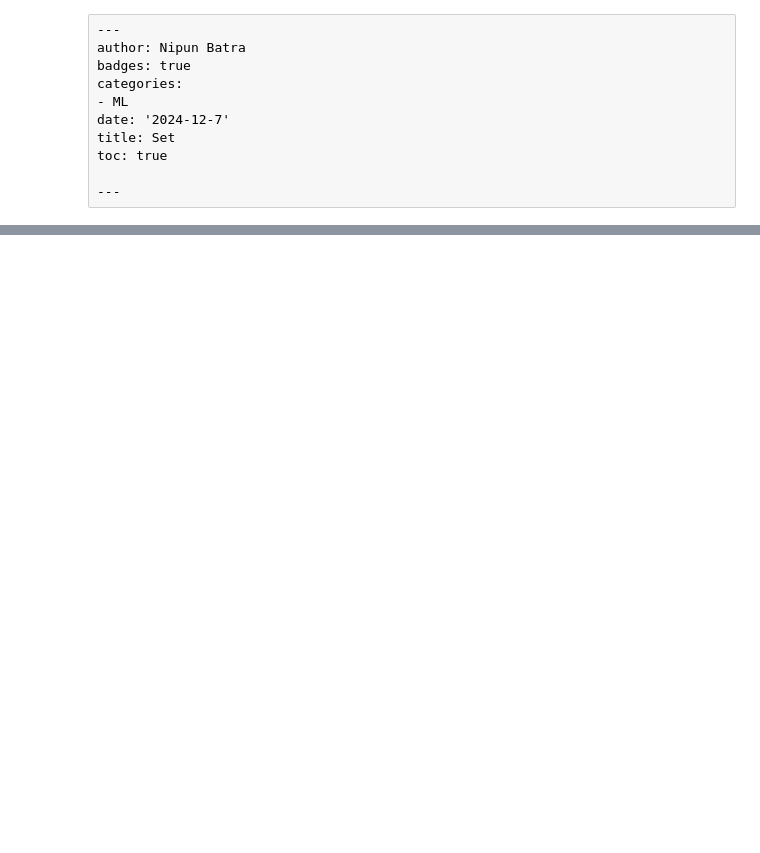
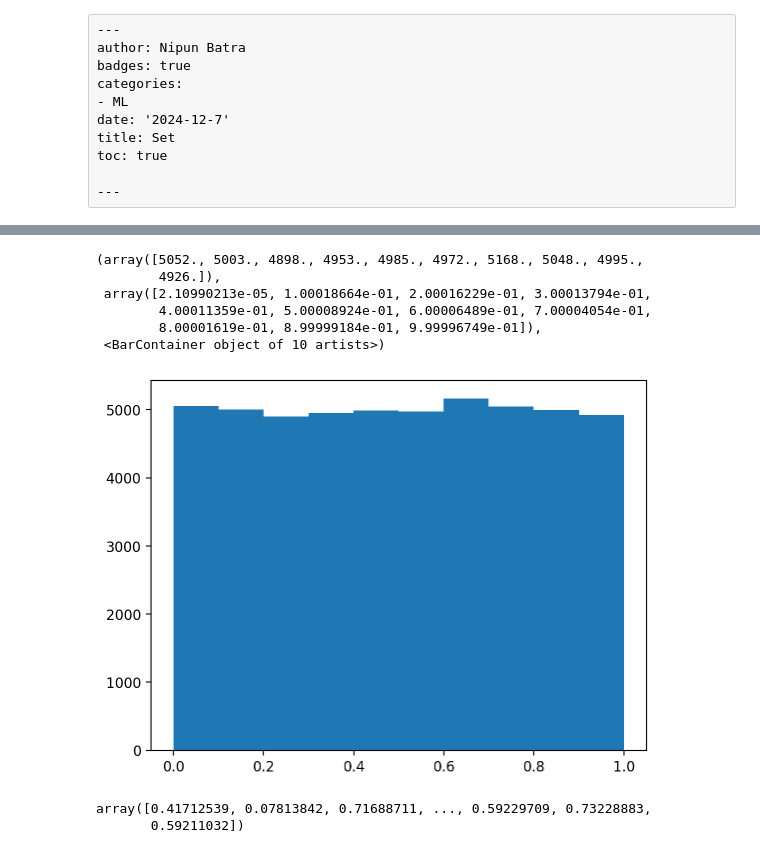
Before and after one commit to nipunbatra/psdv-teaching, a Jupyter notebook: notebooks/set.ipynb, the cells around one changed output, grey strips where cells are left out. Saved outputs shown, nothing was run; the diff lists cells and outputs as text; code cells hidden in the pictures; blank space fills up the shorter version.

```diff
--- a/notebooks/set.ipynb
+++ b/notebooks/set.ipynb
@@ -19,0 +74,16 @@ import pandas as pd
+# %%
+samples_uniform = np.random.rand(50000)
+plt.hist(samples_uniform)
+# %% [output]
+(array([5052., 5003., 4898., 4953., 4985., 4972., 5168., 5048., 4995.,
+        4926.]),
+ array([2.10990213e-05, 1.00018664e-01, 2.00016229e-01, 3.00013794e-01,
+        4.00011359e-01, 5.00008924e-01, 6.00006489e-01, 7.00004054e-01,
+        8.00001619e-01, 8.99999184e-01, 9.99996749e-01]),
+ <BarContainer object of 10 artists>)
+[figure, added]
+# %%
+samples_uniform
+# %% [output]
+array([0.41712539, 0.07813842, 0.71688711, ..., 0.59229709, 0.73228883,
+       0.59211032])
```
Also changed, not shown: parts of 80 cells of this notebook.
